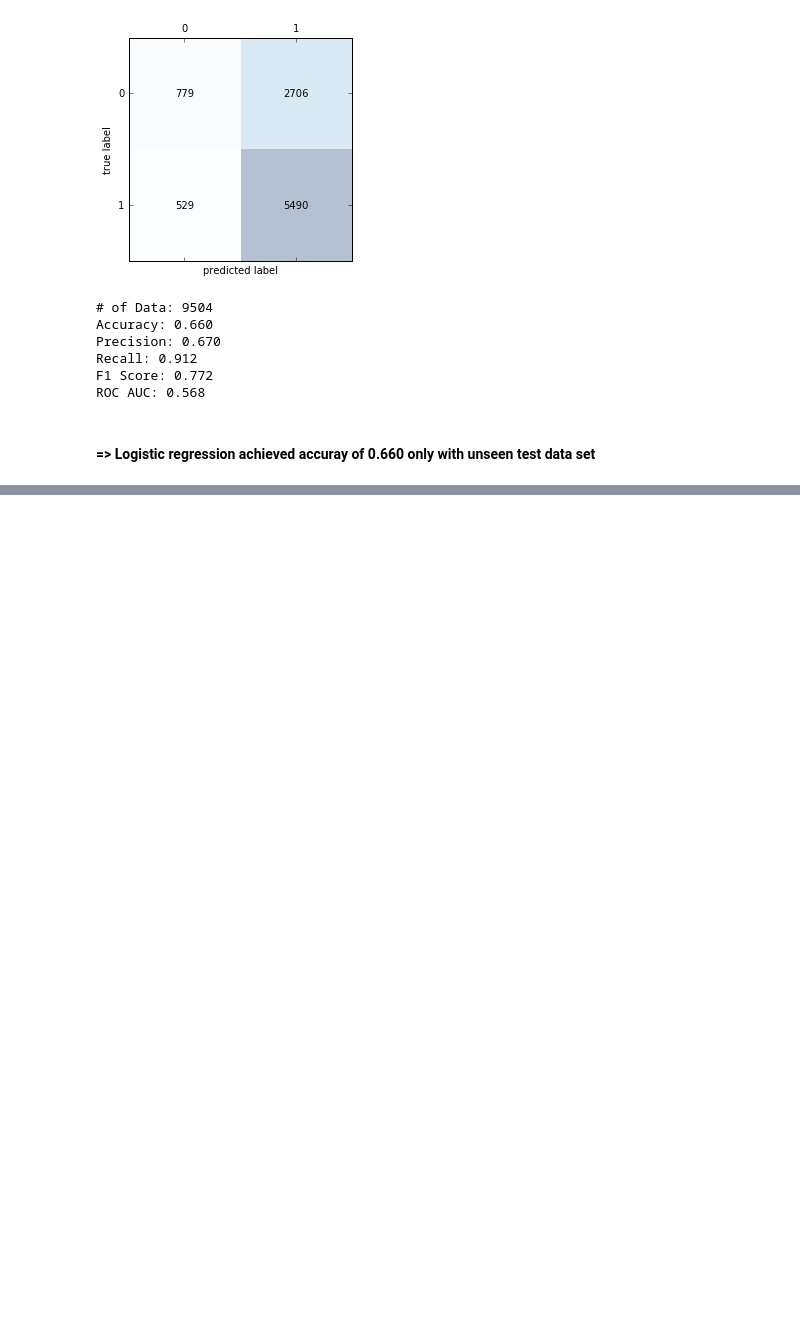
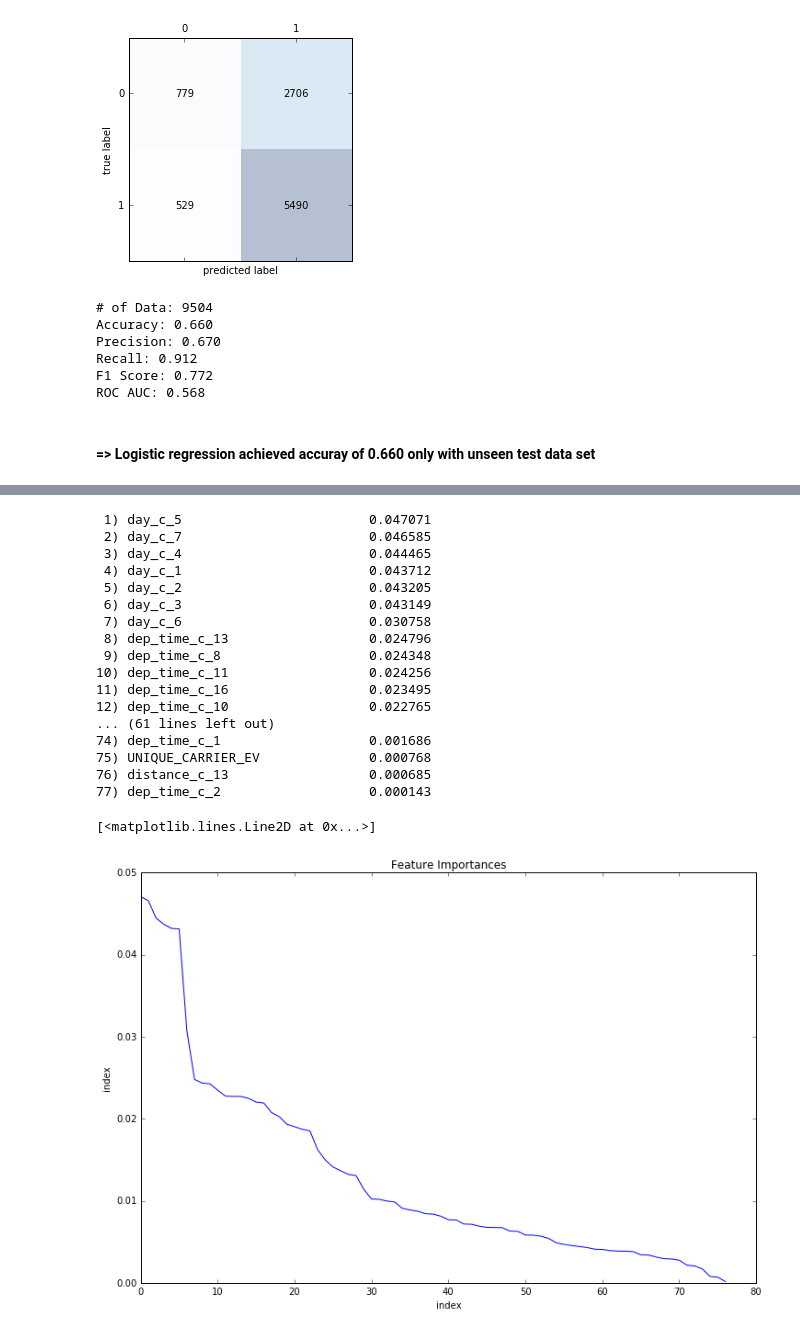
Before and after one commit to lewjae/On-Time-Flights-Arrival-Classifier, a Jupyter notebook: OnTimeClassifier.ipynb, the cells around one changed output, grey strips where cells are left out. Saved outputs shown, nothing was run; the diff lists cells and outputs as text; code cells hidden in the pictures; blank space fills up the shorter version.

Commit message:
Add random forest importance features importance

```diff
--- a/OnTimeClassifier.ipynb
+++ b/OnTimeClassifier.ipynb
@@ -562,0 +566,34 @@ ROC AUC: 0.568
+# %%
+cols_name = r_data.columns
+rfc5000 = RandomForestClassifier(random_state = 0,n_estimators=5000)
+rfc5000.fit(X_train,y_train)
+importances = rfc5000.feature_importances_
+index = np.argsort(importances)[::-1]
+for f in range(X_train.shape[1]):
+    print("%2d) %-*s %f" % (f + 1, 30,cols_name[index[f]],importances[index[f]]))
+
+plt.figure(figsize=(12,8))
+plt.title('Feature Importances')
+plt.xlabel('index')
+plt.ylabel('index')
+plt.plot(range(X_train.shape[1]),importances[index])
+# %% [output]
+ 1) day_c_5                        0.047071
+ 2) day_c_7                        0.046585
+ 3) day_c_4                        0.044465
+ 4) day_c_1                        0.043712
+ 5) day_c_2                        0.043205
+ 6) day_c_3                        0.043149
+ 7) day_c_6                        0.030758
+ 8) dep_time_c_13                  0.024796
+ 9) dep_time_c_8                   0.024348
+10) dep_time_c_11                  0.024256
+11) dep_time_c_16                  0.023495
+12) dep_time_c_10                  0.022765
+... (61 lines left out)
+74) dep_time_c_1                   0.001686
+75) UNIQUE_CARRIER_EV              0.000768
+76) distance_c_13                  0.000685
+77) dep_time_c_2                   0.000143
+[<matplotlib.lines.Line2D at 0x...>]
+[figure, added]
```
Also changed, not shown: parts of 4 cells of this notebook.
